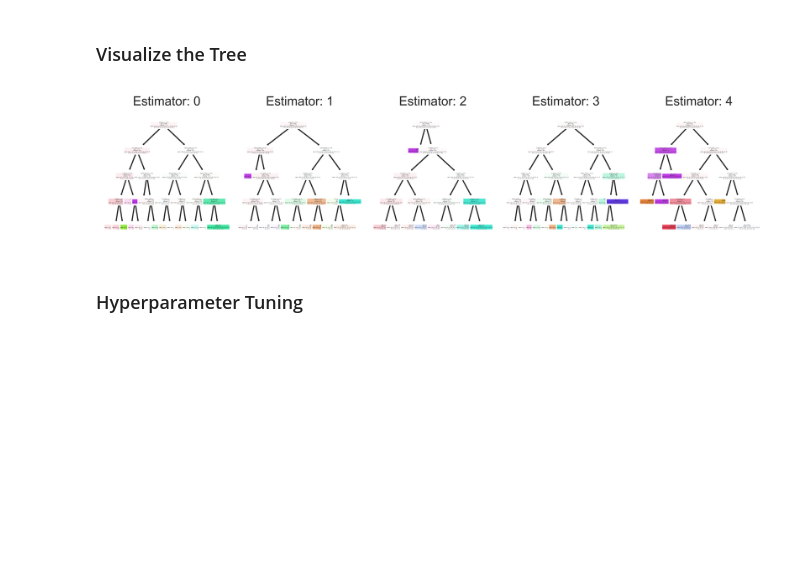
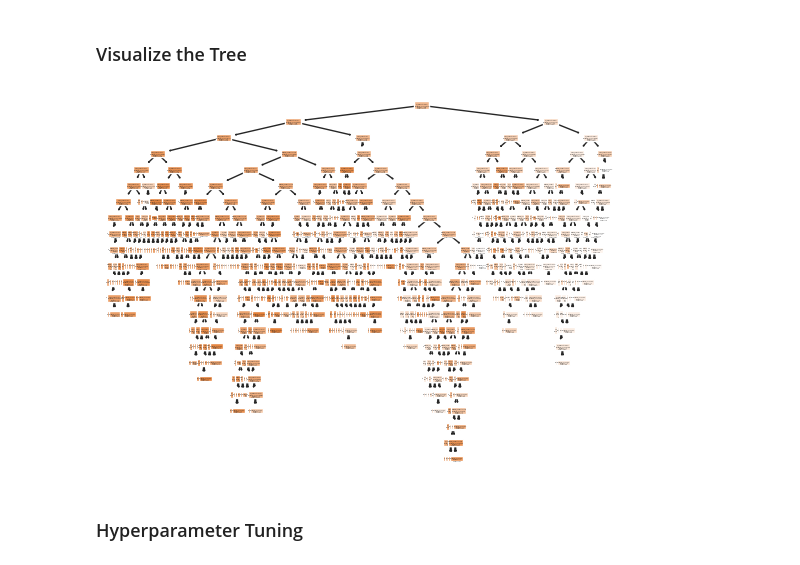
Before and after one commit to anly501/anly-501-project-5cminsuhlim, a Jupyter notebook: codes/04-random-forests/rf_classification.ipynb, the cells around one changed output. Drawn from its saved outputs; the diff is of its cells as text; code cells hidden in the pictures; blank space fills up the shorter version.

```diff
--- a/codes/04-random-forests/rf_classification.ipynb
+++ b/codes/04-random-forests/rf_classification.ipynb
@@ -201,7 +189,15 @@ def plot_tree(model, X, Y):
-# %%
-plot_tree(model, X, Y)
-# %% [output]
-[figure, removed]
+# %%
+# VISUALIZE THE DECISION TREE
+from sklearn import tree
+
+regr = RandomForestRegressor(random_state=1234)
+model = regr.fit(x_train, y_train)
+
+tree.plot_tree(model.estimators_[0],
+            feature_names=X.columns,
+            filled=True)
+# %% [output]
+[figure, added]
 # %% [markdown]
 ### Hyperparameter Tuning
 # %%
```
Also changed, not shown: parts of 13 cells of this notebook.
